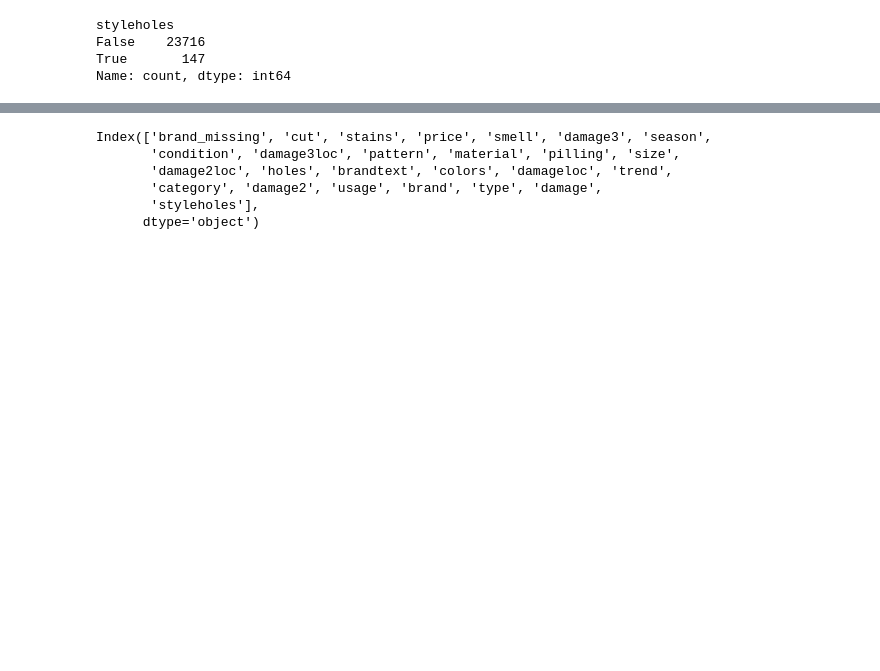
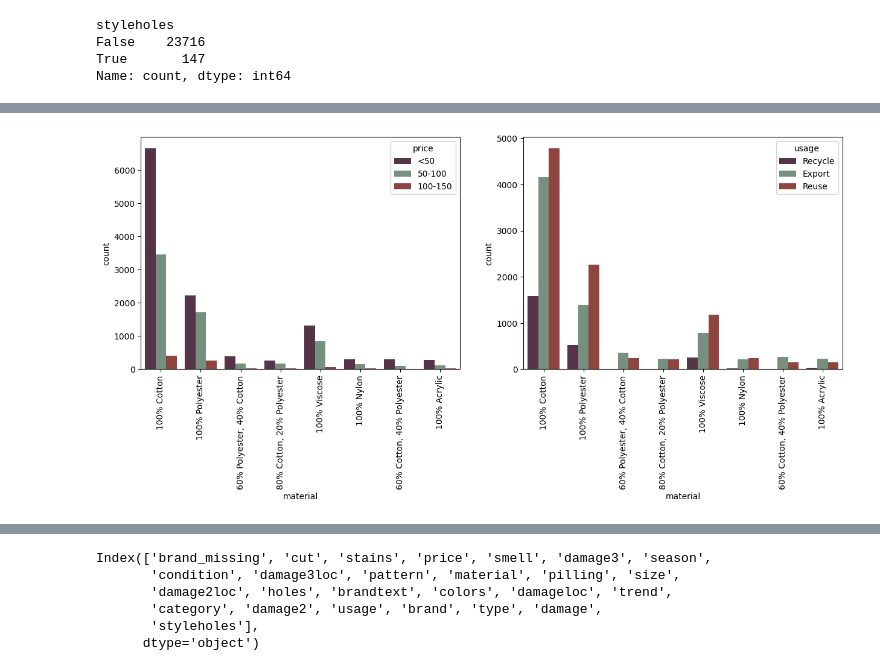
Before and after one commit to Rahma-Hosam/ReValuate, a Jupyter notebook: ReValuate ML Workflow.ipynb, the cells around one changed output, grey strips where cells are left out. Cells and saved outputs as stored; diff of their text form; code cells hidden in the pictures; blank space fills up the shorter version.

```diff
--- a/ReValuate ML Workflow.ipynb
+++ b/ReValuate ML Workflow.ipynb
@@ -1071,0 +1020,14 @@ df['styleholes'] = df['styleholes'].astype(int)
+# %%
+top_mat = df[df['material'].isin(df['material'].value_counts().head(8).index)]
+fig, ax = plt.subplots(1, 2, figsize=(15, 5))
+colors = [ '#5b2e48', '#73937e','#9b3932',  '#585563']
+
+sns.countplot(data=top_mat, x='material', hue='price', ax=ax[0], palette=colors);
+ax[0].tick_params(axis='x', rotation=90)
+
+sns.countplot(data=top_mat, x='material', hue='usage', ax=ax[1], palette=colors);
+ax[1].tick_params(axis='x', rotation=90)
+
+plt.show()
+# %% [output]
+[figure, added]
```
Also changed, not shown: parts of 22 cells of this notebook.
